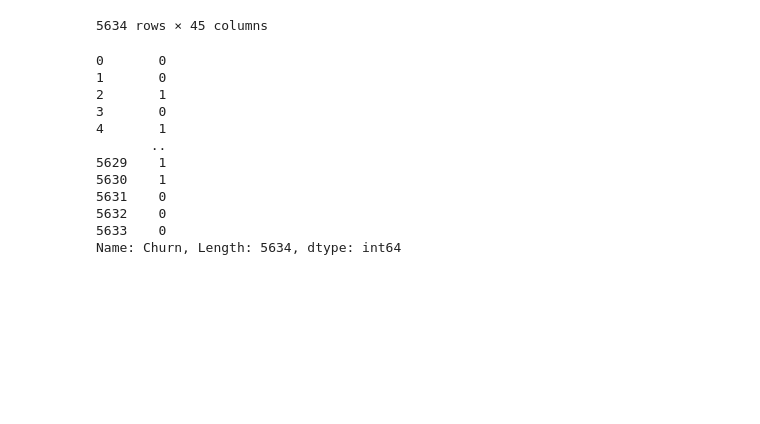
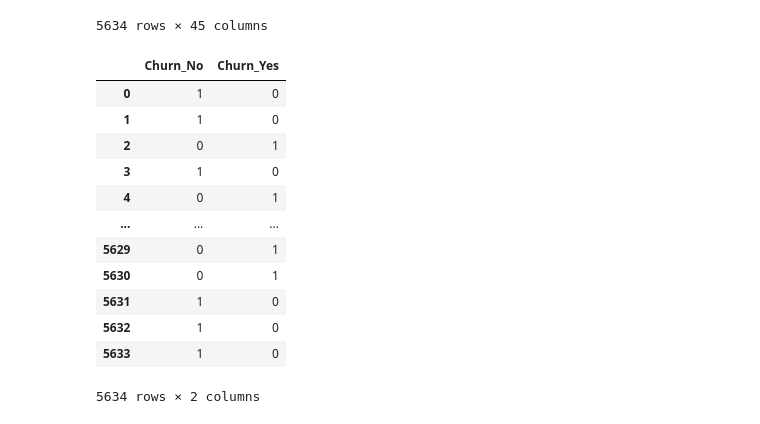
Before and after one commit to ItsFa-tih/Project-2, a Jupyter notebook: Telco_Churn_Neural_Network.ipynb, the cells around one changed output. Drawn from its saved outputs; the diff is of its cells as text; code cells hidden in the pictures; blank space fills up the shorter version.

Commit message:
Target one-hot encoded.

```diff
--- a/Telco_Churn_Neural_Network.ipynb
+++ b/Telco_Churn_Neural_Network.ipynb
@@ -69,7 +69,7 @@ cleaned_data.head()
 # %% [markdown]
 #### Now, let's one-hot encode
 # %%
-categoricals = cleaned_data.columns.drop(['tenure', 'MonthlyCharges', 'TotalCharges', 'Churn'])
+categoricals = cleaned_data.columns.drop(['tenure', 'MonthlyCharges', 'TotalCharges'])
 categoricals
 # %% [output]
 Index(['gender', 'SeniorCitizen', 'Partner', 'Dependents', 'PhoneService',
@@ -91,5 +91,5 @@ encoded_data.head()
 # %%
-encoded_data = pd.concat([encoded_data, pd.DataFrame(cleaned_data[['tenure', 'MonthlyCharges', 'TotalCharges', 'Churn']])], axis=1)
+encoded_data = pd.concat([encoded_data, pd.DataFrame(cleaned_data[['tenure', 'MonthlyCharges', 'TotalCharges']])], axis=1)
 encoded_data
 # %% [output]
 |  | SeniorCitizen | gender_Female | gender_Male | Partner_No | Partner_Yes | Dependents_No | Dependents_Yes | ... |
@@ -110,3 +107,0 @@ encoded_data
-# %%
-encoded_data.Churn = encoded_data.Churn.eq('Yes').mul(1)
-encoded_data
@@ -202,19 +183,20 @@ x_train
 | 5633 | 0 | 0 | 1 | 1 | 0 | 0 | 1 | ... |
 5634 rows × 45 columns
 # %%
-y_train = final_data[:train_idx]['Churn']
+y_train = final_data[:train_idx][['Churn_No','Churn_Yes']]
 y_train
 # %% [output]
+|  | Churn_No | Churn_Yes |
+| 0 | 1 | 0 |
+| 1 | 1 | 0 |
+| 2 | 0 | 1 |
+| 3 | 1 | 0 |
+| 4 | 0 | 1 |
+| ... | ... | ... |
+| 5629 | 0 | 1 |
+| 5630 | 0 | 1 |
+| 5631 | 1 | 0 |
+| 5632 | 1 | 0 |
+| 5633 | 1 | 0 |
-0       0
-1       0
-2       1
-3       0
-4       1
-       ..
-5629    1
-5630    1
-5631    0
-5632    0
-5633    0
-Name: Churn, Length: 5634, dtype: int64
+5634 rows × 2 columns
 # %%
```
Also changed, not shown: parts of 12 cells of this notebook.
